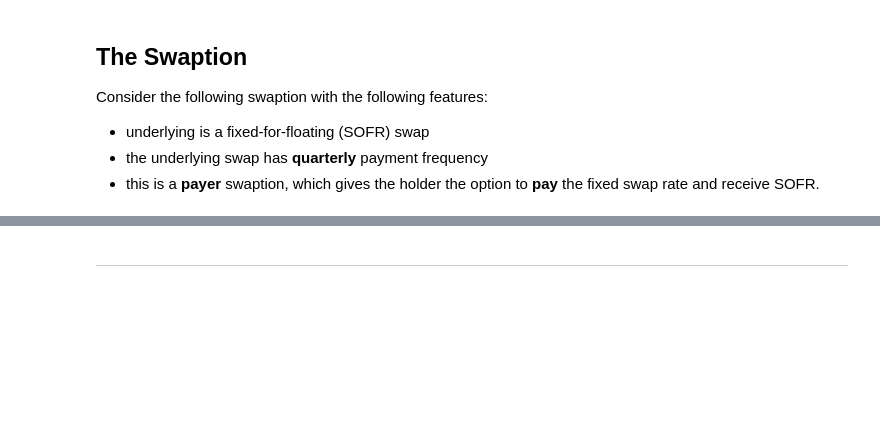
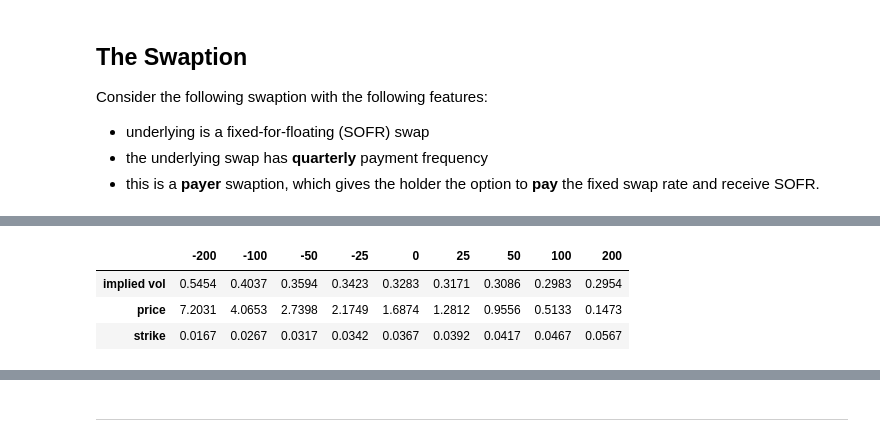
Before and after one commit to nicklewis-16/finm-fiderivs-2024, a Jupyter notebook: homework/Homework 3.ipynb, the cells around one changed output, grey strips where cells are left out. Drawn from its saved outputs; the diff is of its cells as text; code cells hidden in the pictures; blank space fills up the shorter version.

```diff
--- a/homework/Homework 3.ipynb
+++ b/homework/Homework 3.ipynb
@@ -38,3 +95,9 @@ Consider the following swaption with the following features:
 * underlying is a fixed-for-floating (SOFR) swap
 * the underlying swap has **quarterly** payment frequency
 * this is a **payer** swaption, which gives the holder the option to **pay** the fixed swap rate and receive SOFR.
+# %%
+FILEDATE = '2024-02-20'
+FILEIN = f'../data/cap_quotes_{FILEDATE}'
+BB_COMPOUND = 1 #compounding of quoted SOFR swaps
+freqcap = 4
+DATE = '2024-02-20'
@@ -58,0 +176,9 @@ Report these values and compare them to the price of the `1y x 4y` swaption.
+# %%
+Topt = expry
+Tswap = Topt + tenor
+
+fwdrate = curves['forwards'].loc[Tswap]
+
+fwdswap = calc_fwdswaprate(curves['discounts'], Topt, Tswap, freqswap = freqswap)
+
+print(f"Forward swap rate: {fwdswap:.2%}")
@@ -58,0 +195,35 @@ Report these values and compare them to the price of the `1y x 4y` swaption.
+# %%
+voldata = pd.read_excel(f'../data/swaption_vol_data.xlsx')
+volquote = voldata.query(f'model == "{QUOTE_STYLE}"').query(f'reference == "{SWAP_TYPE}"').query(f'date == "{DATE}"')
+idx = (volquote['expiration'] == expry) & (volquote['tenor'] == tenor)
+volquote = volquote.loc[idx]
+volquote.index = ['implied vol']
+strikerange = np.array(volquote.columns[-9:].tolist())
+vols = volquote[strikerange]
+vols /= 100
+strikes = fwdswap + strikerange/100/100
+idstrike = np.where(strikerange == RELATIVE_STRIKE)[0][0]
+idstrikeATM = np.where(strikerange == 0)[0][0]
+
+if QUOTE_STYLE =='normal':
+    vols /= 100 * fwdrate
+
+capvol = curves.loc[Topt, 'fwd vols']
+
+strikeATM = strikes[idstrikeATM]
+volATM = vols.iloc[0,idstrikeATM]
+
+period_fwd = curves.index.get_loc(Topt)
+period_swap = curves.index.get_loc(Tswap) + 1
+step = round(freqcurve/ freqswap)
+
+discount = curves['discounts'].iloc[period_fwd + step :period_swap:step].sum() / freqswap
+black_quotes = vols.copy()
+black_quotes.loc['price'] = N * blacks_formula(Topt, vols, strikes, fwdswap, discount, isCall = isPayer)[0]
+black_quotes.loc['strike'] = strikes
+black_quotes.style.format('{:.4f}')
+# %% [output]
+|  | -200 | -100 | -50 | -25 | 0 | 25 | 50 | 100 | 200 |
+| implied vol | 0.5454 | 0.4037 | 0.3594 | 0.3423 | 0.3283 | 0.3171 | 0.3086 | 0.2983 | 0.2954 |
+| price | 7.2031 | 4.0653 | 2.7398 | 2.1749 | 1.6874 | 1.2812 | 0.9556 | 0.5133 | 0.1473 |
+| strike | 0.0167 | 0.0267 | 0.0317 | 0.0342 | 0.0367 | 0.0392 | 0.0417 | 0.0467 | 0.0567 |
```
Also changed, not shown: parts of 12 cells of this notebook, 6 other files.
